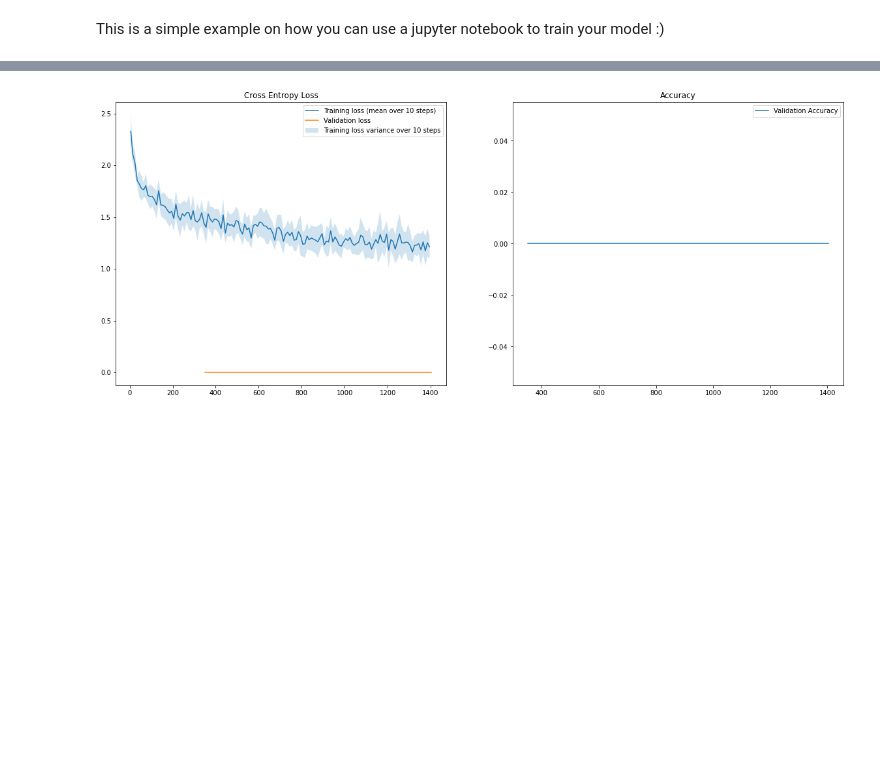
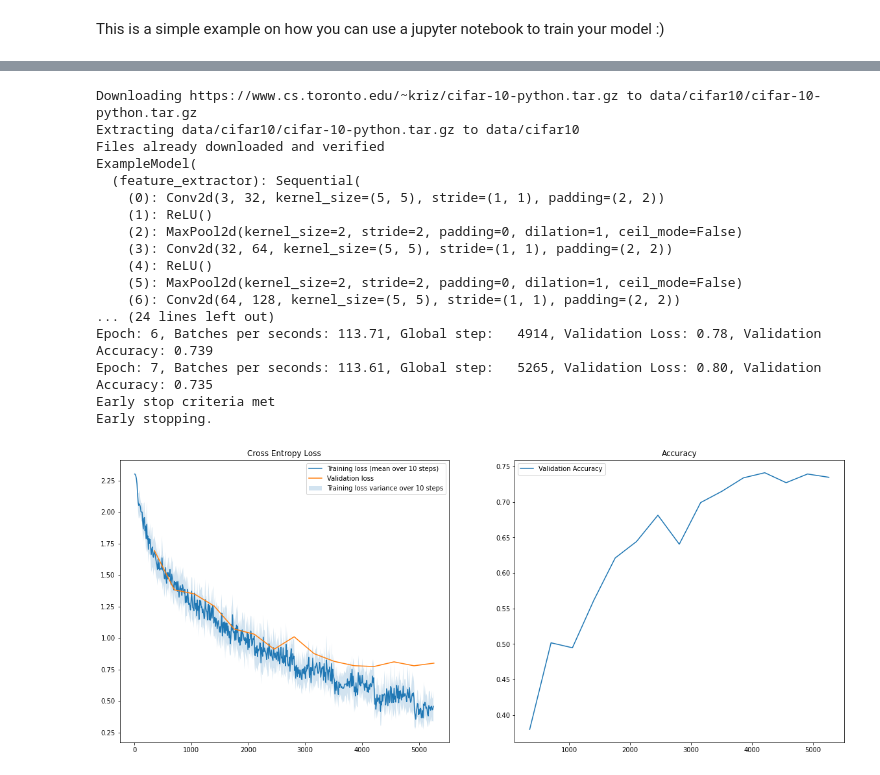
Before and after one commit to martahal/Computer-Vision-and-Deep-Learning, a Jupyter notebook: assignment3/task2_train.ipynb, the cells around one changed output, grey strips where cells are left out. Drawn from its saved outputs; the diff is of its cells as text; code cells hidden in the pictures; blank space fills up the shorter version.

```diff
--- a/assignment3/task2_train.ipynb
+++ b/assignment3/task2_train.ipynb
@@ -57,19 +100,3 @@ class ExampleModel(nn.Module):
         assert out.shape == (batch_size, self.num_classes),\
             f"Expected output of forward pass to be: {expected_shape}, but got: {out.shape}"
         return out
-# %%
-epochs = 5
-batch_size = 64
-learning_rate = 1e-2 # Should be 5e-5 for LeNet
-early_stop_count = 4
-dataloaders = load_cifar10(batch_size)
-model = ExampleModel(image_channels=3, num_classes=10)
-trainer = Trainer(
-    batch_size,
-    learning_rate,
-    early_stop_count,
-    epochs,
-    model,
-    dataloaders
-)
-trainer.train()
@@ -94,4 +103,60 @@ Early stopping.
-# %%
-create_plots(trainer, "task2")
-# %% [output]
-[figure, removed]
+# %%
+    # Set the random generator seed (parameters, shuffling etc).
+    # You can try to change this and check if you still get the same result!
+    utils.set_seed(0)
+    epochs = 10
+    batch_size = 64
+    learning_rate = 5e-2
+    early_stop_count = 4
+    dataloaders = load_cifar10(batch_size)
+    model = ExampleModel(image_channels=3, num_classes=10)
+    trainer = Trainer(
+        batch_size,
+        learning_rate,
+        early_stop_count,
+        epochs,
+        model,
+        dataloaders
+    )
+    trainer.train()
+    create_plots(trainer, "task2")
+
+    #Loading best model and plotting train, val, test accuracy
+    trainer.load_best_model()
+    print(trainer.model)
+    train_loss, train_acc = compute_loss_and_accuracy(
+        dataloaders[0], trainer.model, loss_criterion=nn.CrossEntropyLoss()
+    )
+    val_loss, val_acc = compute_loss_and_accuracy(
+        dataloaders[1], trainer.model, loss_criterion=nn.CrossEntropyLoss()
+    )
+
+    test_loss, test_accuracy = compute_loss_and_accuracy(
+        dataloaders[2], trainer.model, loss_criterion=nn.CrossEntropyLoss()
+    )
+    print('Performance for best model:')
+    print('train loss, ', train_loss)
+    print('train accuracy: ', train_acc)
+    print('validation loss: ', val_loss)
+    print('validation accuracy: ', val_acc)
+    print('test_loss: ', test_loss)
+    print('test_accuracy: ', test_accuracy)
+# %% [output]
+Downloading https://www.cs.toronto.edu/~kriz/cifar-10-python.tar.gz to data/cifar10/cifar-10-python.tar.gz
+Extracting data/cifar10/cifar-10-python.tar.gz to data/cifar10
+Files already downloaded and verified
+ExampleModel(
+  (feature_extractor): Sequential(
+    (0): Conv2d(3, 32, kernel_size=(5, 5), stride=(1, 1), padding=(2, 2))
+    (1): ReLU()
+    (2): MaxPool2d(kernel_size=2, stride=2, padding=0, dilation=1, ceil_mode=False)
+    (3): Conv2d(32, 64, kernel_size=(5, 5), stride=(1, 1), padding=(2, 2))
+    (4): ReLU()
+    (5): MaxPool2d(kernel_size=2, stride=2, padding=0, dilation=1, ceil_mode=False)
+    (6): Conv2d(64, 128, kernel_size=(5, 5), stride=(1, 1), padding=(2, 2))
+... (24 lines left out)
+Epoch: 6, Batches per seconds: 113.71, Global step:   4914, Validation Loss: 0.78, Validation Accuracy: 0.739
+Epoch: 7, Batches per seconds: 113.61, Global step:   5265, Validation Loss: 0.80, Validation Accuracy: 0.735
+Early stop criteria met
+Early stopping.
+[figure, added]
```
Also changed, not shown: parts of 4 cells of this notebook, 2 other files.
